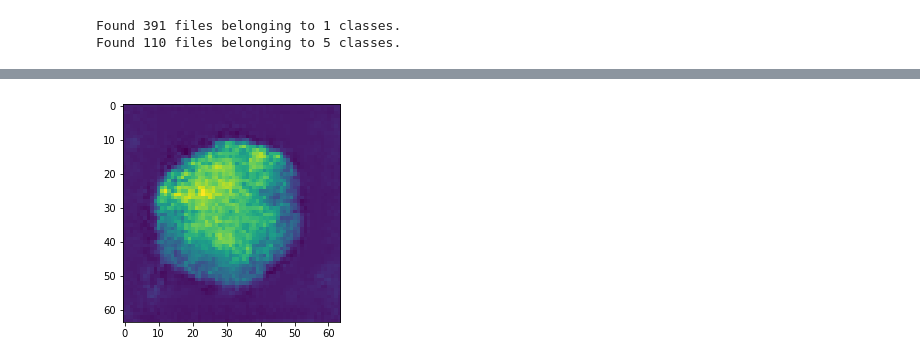
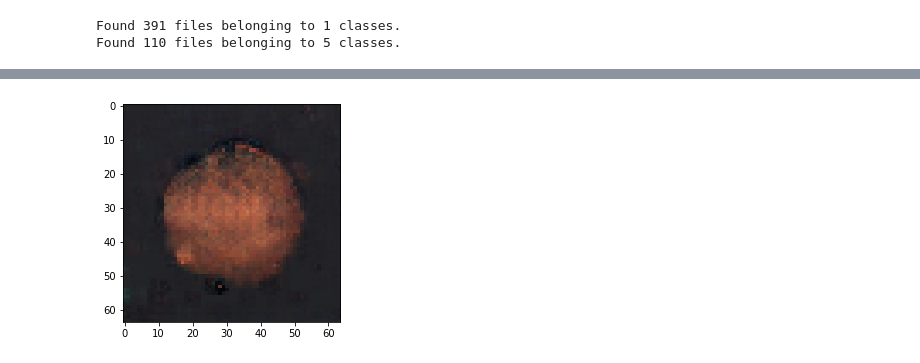
Before and after one commit to Pippo7x/AnoGAN-Keras, a Jupyter notebook: AnoGAN.ipynb, the cells around one changed output, grey strips where cells are left out. Drawn from its saved outputs; the diff is of its cells as text; code cells hidden in the pictures.

```diff
--- a/AnoGAN.ipynb
+++ b/AnoGAN.ipynb
@@ -11,7 +11,7 @@ from tensorflow.keras import Sequential, Model
 from tensorflow.keras.layers import Conv2D, LeakyReLU, Flatten, Dense, Reshape, Conv2DTranspose, Input, MaxPool2D, UpSampling2D, BatchNormalization, Activation, Dropout, ZeroPadding2D
 %matplotlib inline
 # %%
-EPOCHS = 100
+EPOCHS = 500
 NOISE_DIM = 100
 # %%
 TRAIN_PATH = r"C:\Users\filip\Desktop\Universita\Laboratorio di Intelligenza Artificiale\hazelnut\train"
@@ -65,10 +65,11 @@ Epoch 100  -  Generator Loss: 4.354     Discriminator Loss: 0.211
 gan.restore()
 # %%
 generated_img = gan.generator(tf.random.normal([1, 100]))
-plt.imshow(generated_img[0, :, :, 0])
+i = np.array((generated_img[0] * 127.5) + 127.5 , np.int32)
+plt.imshow(i)
 plt.show()
 # %% [output]
-[figure, old version]
+[figure, new version]
 # %%
 plt.plot(disc_loss)
 plt.plot(gen_loss)
```
Also changed, not shown: parts of 9 cells of this notebook, 1 other file.
